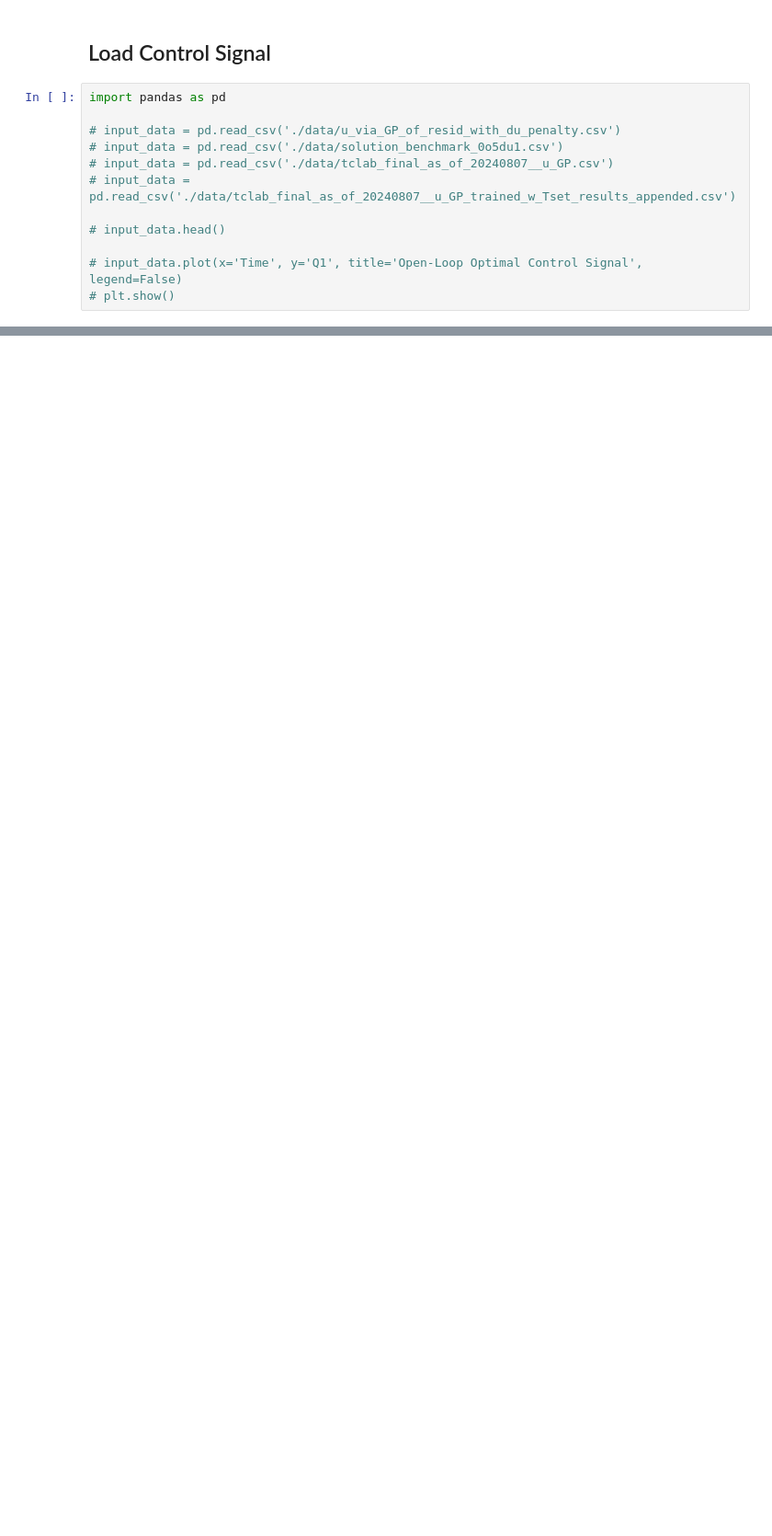
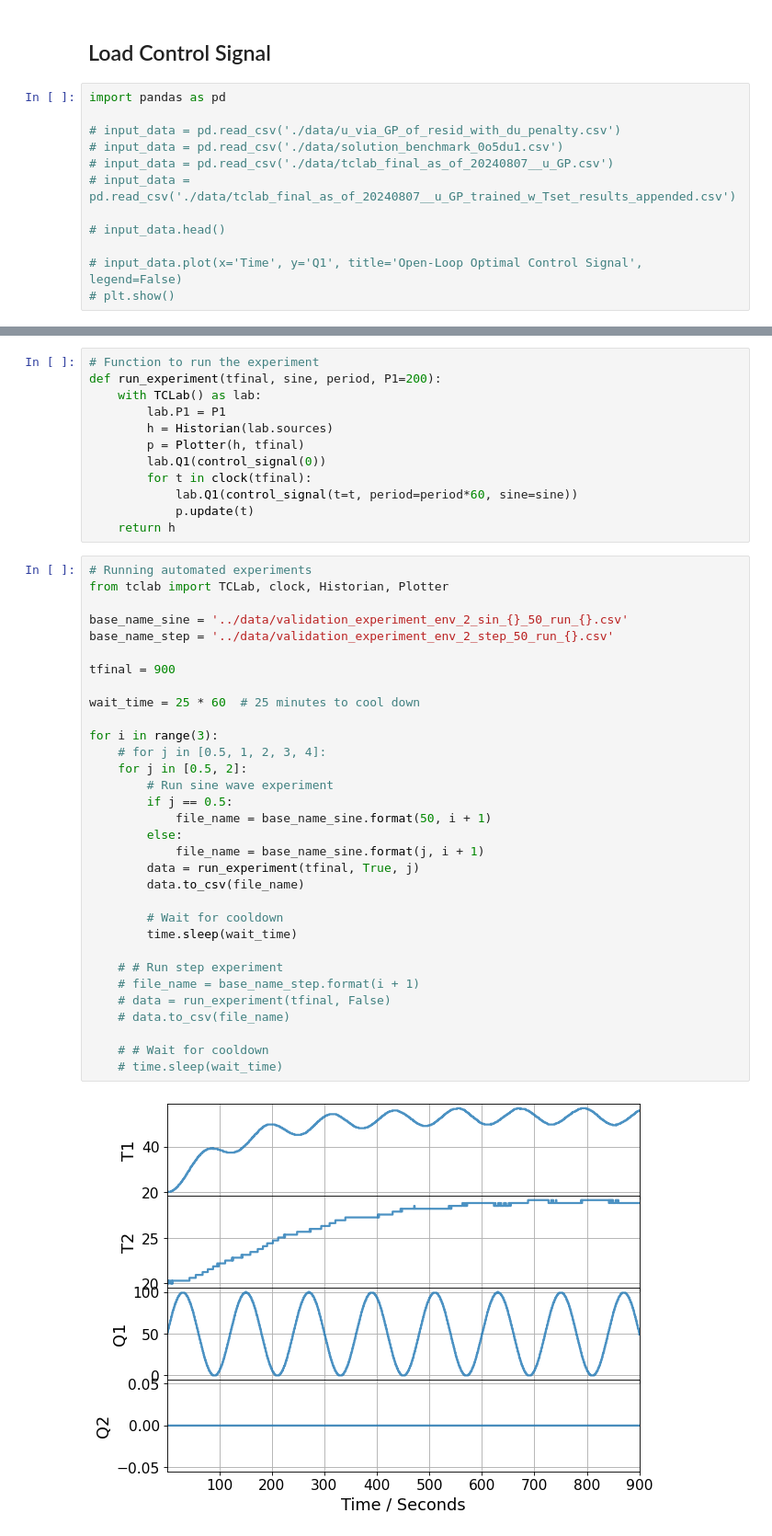
Before and after one commit to dowlinglab/pyomo-doe, a Jupyter notebook: notebooks/tclab_experiment_validation.ipynb, the cells around one changed output, grey strips where cells are left out. Shown at 92% size. Drawn from its saved outputs; the diff is of its cells as text; blank space fills up the shorter version.

```diff
--- a/notebooks/tclab_experiment_validation.ipynb
+++ b/notebooks/tclab_experiment_validation.ipynb
@@ -85 +87,47 @@ data_file = '../data/validation_experiment' + experiment_name + '.csv'
 h.to_csv(data_file)
+# %%
+# Function to run the experiment
+def run_experiment(tfinal, sine, period, P1=200):
+    with TCLab() as lab:
+        lab.P1 = P1
+        h = Historian(lab.sources)
+        p = Plotter(h, tfinal)
+        lab.Q1(control_signal(0))
+        for t in clock(tfinal):
+            lab.Q1(control_signal(t=t, period=period*60, sine=sine))
+            p.update(t)
+    return h
+# %%
+# Running automated experiments
+from tclab import TCLab, clock, Historian, Plotter
+
+base_name_sine = '../data/validation_experiment_env_2_sin_{}_50_run_{}.csv'
+base_name_step = '../data/validation_experiment_env_2_step_50_run_{}.csv'
+
+tfinal = 900
+
+wait_time = 25 * 60  # 25 minutes to cool down
+
+for i in range(3):
+    # for j in [0.5, 1, 2, 3, 4]:
+    for j in [0.5, 2]:
+        # Run sine wave experiment
+        if j == 0.5:
+            file_name = base_name_sine.format(50, i + 1)
+        else:
+            file_name = base_name_sine.format(j, i + 1)
+        data = run_experiment(tfinal, True, j)
+        data.to_csv(file_name)
+
+        # Wait for cooldown
+        time.sleep(wait_time)
+
+    # # Run step experiment
+    # file_name = base_name_step.format(i + 1)
+    # data = run_experiment(tfinal, False)
+    # data.to_csv(file_name)
+
+    # # Wait for cooldown
+    # time.sleep(wait_time)
+# %% [output]
+[figure, added]
```
Also changed, not shown: parts of 6 cells of this notebook, 16 other files.
